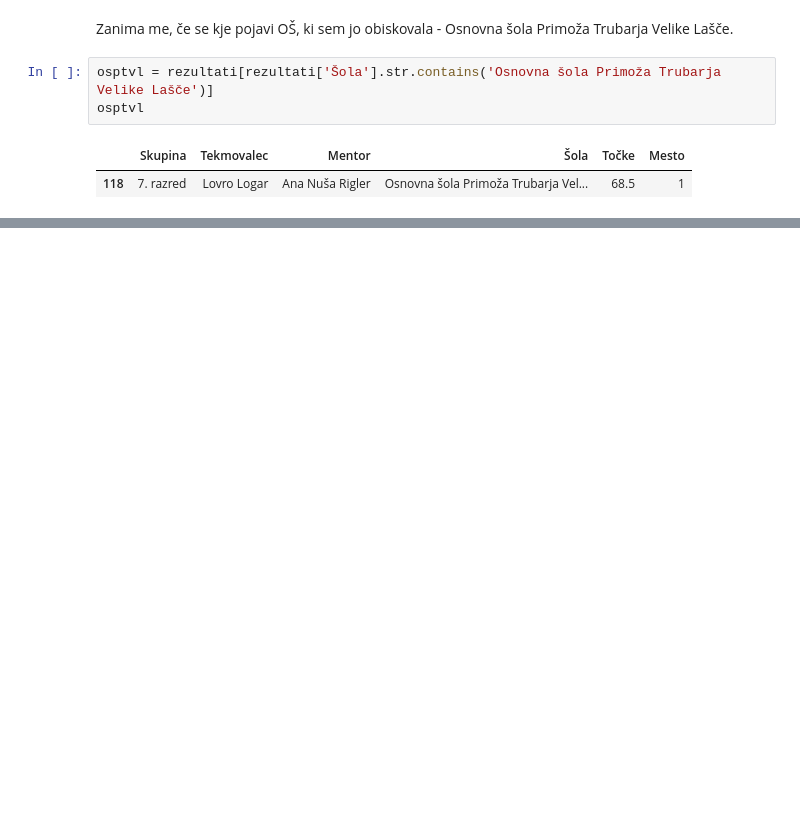
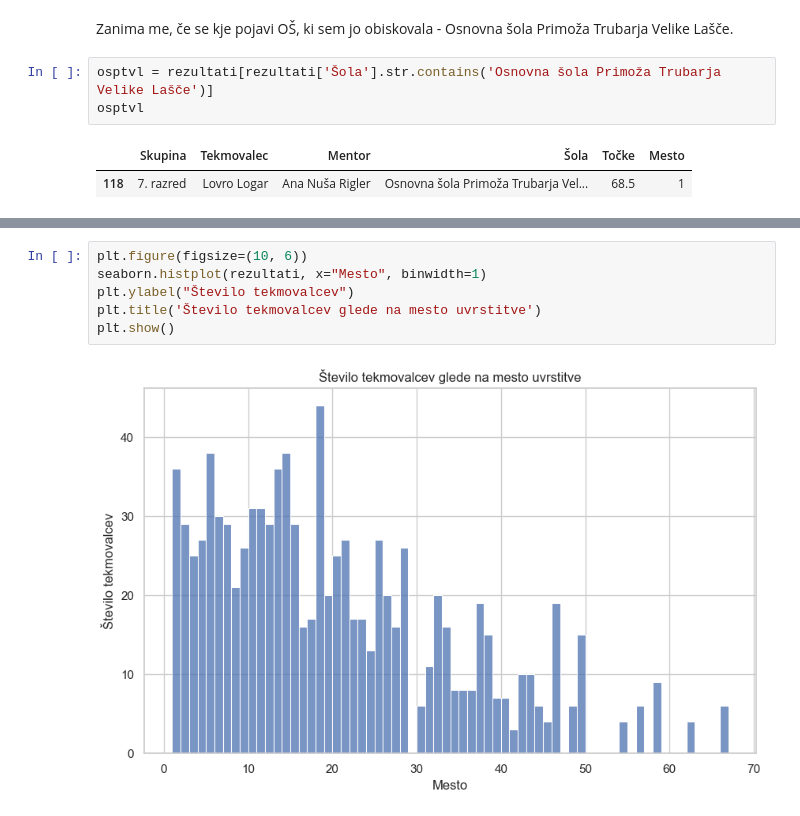
Before and after one commit to zalastarc/projektna_UVP, a Jupyter notebook: analiza.ipynb, the cells around one changed output, grey strips where cells are left out. Cells and saved outputs as stored; diff of their text form; blank space fills up the shorter version.

```diff
--- a/analiza.ipynb
+++ b/analiza.ipynb
@@ -307,0 +454,8 @@ Poglejmo si še, kateri mentor se največkrat pojavi.
+# %%
+plt.figure(figsize=(10, 6))
+seaborn.histplot(rezultati, x="Mesto", binwidth=1)
+plt.ylabel("Število tekmovalcev")
+plt.title('Število tekmovalcev glede na mesto uvrstitve')
+plt.show()
+# %% [output]
+[figure, added]
```
Also changed, not shown: parts of 47 cells of this notebook.
